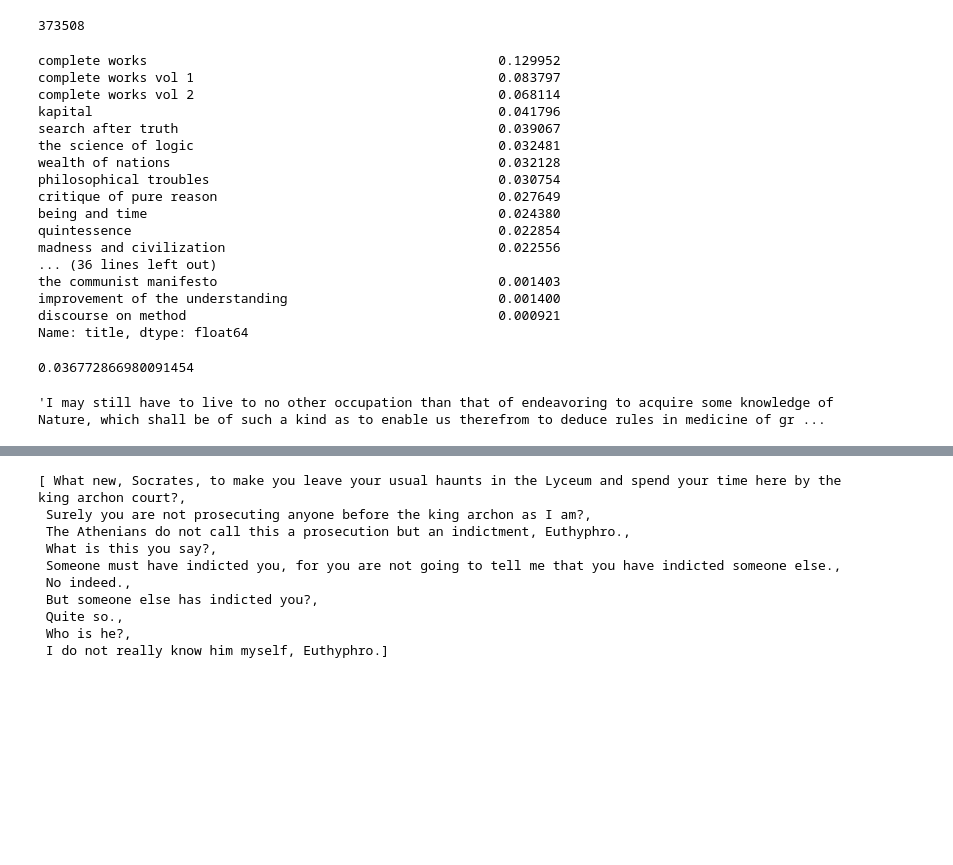
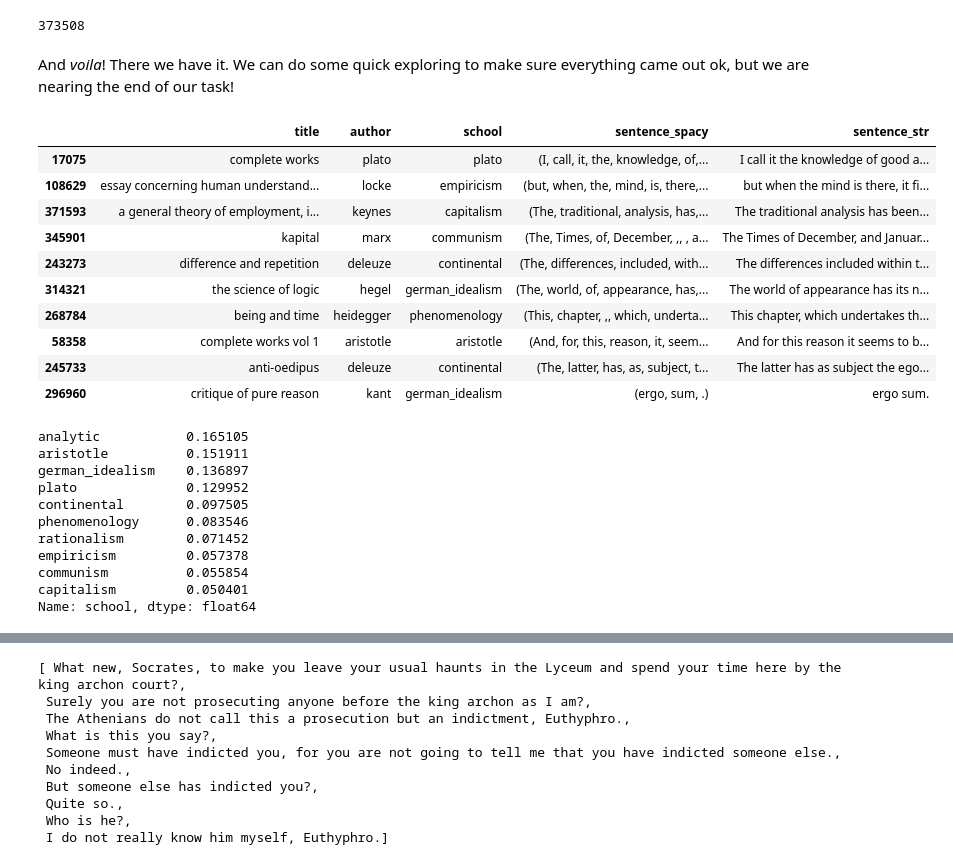
Before and after one commit to kcalizadeh/phil_nlp, a Jupyter notebook: data_load_clean.ipynb, the cells around one changed output, grey strips where cells are left out. Drawn from its saved outputs; the diff is of its cells as text; code cells hidden in the pictures; blank space fills up the shorter version.

```diff
--- a/data_load_clean.ipynb
+++ b/data_load_clean.ipynb
@@ -781,31 +798,32 @@ len(main_df)
 # %% [output]
 373508
+# %% [markdown]
+And *voila*! There we have it. We can do some quick exploring to make sure everything came out ok, but we are nearing the end of our task!
+# %%
+df.sample(10)
+# %% [output]
+|  | title | author | school | sentence_spacy | sentence_str |
+| 17075 | complete works | plato | plato | (I, call, it, the, knowledge, of,... | I call it the knowledge of good a... |
+| 108629 | essay concerning human understand... | locke | empiricism | (but, when, the, mind, is, there,... | but when the mind is there, it fi... |
+| 371593 | a general theory of employment, i... | keynes | capitalism | (The, traditional, analysis, has,... | The traditional analysis has been... |
+| 345901 | kapital | marx | communism | (The, Times, of, December, ,, , a... | The Times of December, and Januar... |
+| 243273 | difference and repetition | deleuze | continental | (The, differences, included, with... | The differences included within t... |
+| 314321 | the science of logic | hegel | german_idealism | (The, world, of, appearance, has,... | The world of appearance has its n... |
+| 268784 | being and time | heidegger | phenomenology | (This, chapter, ,, which, underta... | This chapter, which undertakes th... |
+| 58358 | complete works vol 1 | aristotle | aristotle | (And, for, this, reason, it, seem... | And for this reason it seems to b... |
+| 245733 | anti-oedipus | deleuze | continental | (The, latter, has, as, subject, t... | The latter has as subject the ego... |
+| 296960 | critique of pure reason | kant | german_idealism | (ergo, sum, .) | ergo sum. |
 # %%
-main_df['title'].value_counts(normalize=True)
+df['school'].value_counts(normalize=True)
 # %% [output]
-complete works                                             0.129952
-complete works vol 1                                       0.083797
-complete works vol 2                                       0.068114
-kapital                                                    0.041796
-search after truth                                         0.039067
-the science of logic                                       0.032481
-wealth of nations                                          0.032128
-philosophical troubles                                     0.030754
-critique of pure reason                                    0.027649
-being and time                                             0.024380
-quintessence                                               0.022854
-madness and civilization                                   0.022556
-... (36 lines left out)
-the communist manifesto                                    0.001403
-improvement of the understanding                           0.001400
-discourse on method                                        0.000921
-Name: title, dtype: float64
+analytic           0.165105
+aristotle          0.151911
+german_idealism    0.136897
+plato              0.129952
+continental        0.097505
+phenomenology      0.083546
+rationalism        0.071452
+empiricism         0.057378
+communism          0.055854
+capitalism         0.050401
+Name: school, dtype: float64
-# %%
-tot = 0
-for value in (main_df['school'].value_counts(normalize=True)):
-  diff = .1 - value
-  tot += np.abs(diff)
-
-tot/10
-# %% [output]
-0.036772866980091454
@@ -826,5 +829,0 @@ tot/10
-# %%
-
-main_df.loc[main_df['title']=='discourse on method']['sentence_str'][137918]
-# %% [output]
-'I may still have to live to no other occupation than that of endeavoring to acquire some knowledge of Nature, which shall be of such a kind as to enable us therefrom to deduce rules in medicine of gr ...
```
Also changed, not shown: parts of 14 cells of this notebook.
